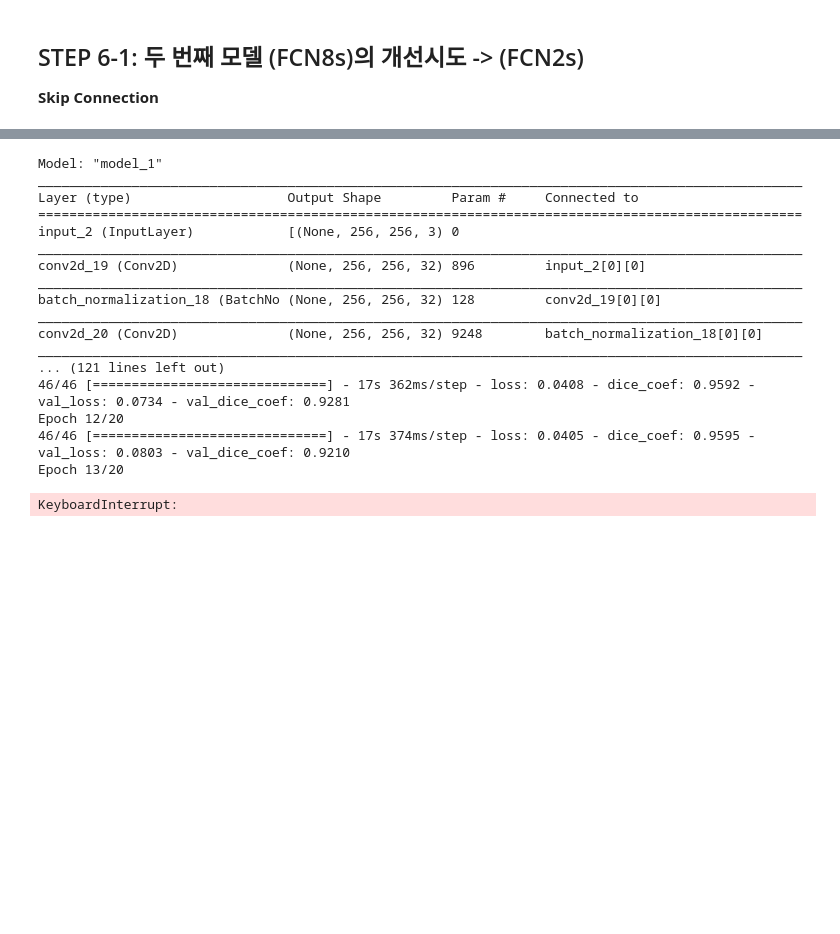
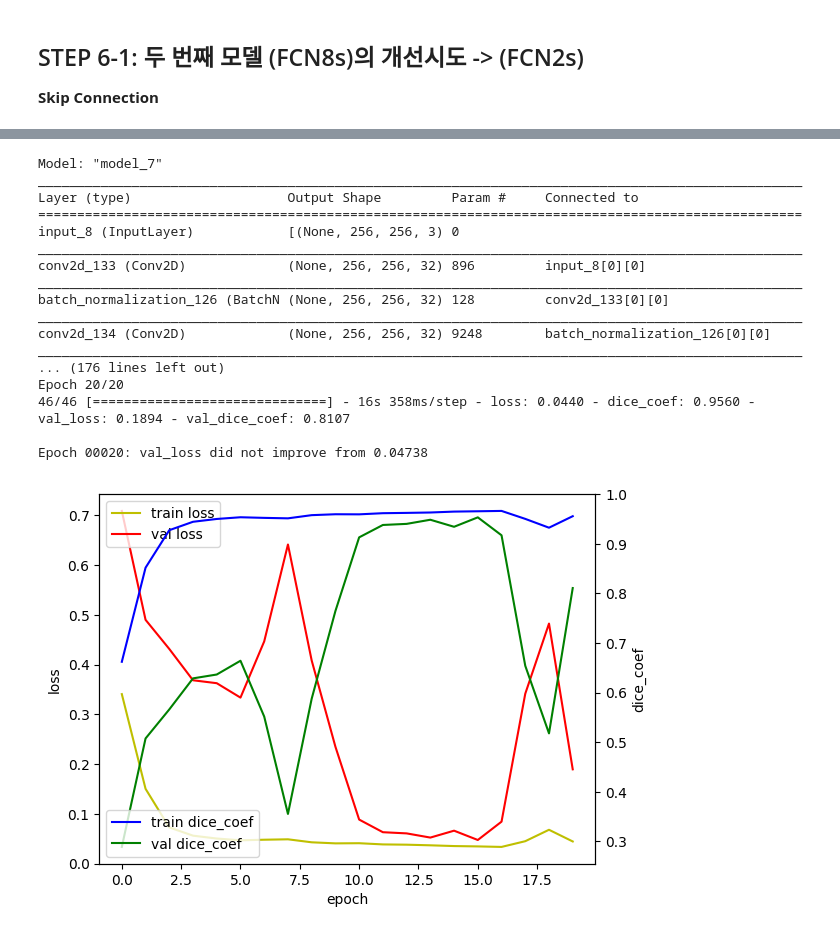
Before and after one commit to whansunKim/keras_image_example, a Jupyter notebook: Day2_3 Keras CNN (Segmentation).ipynb, the cells around one changed output, grey strips where cells are left out. Saved outputs shown, nothing was run; the diff lists cells and outputs as text; code cells hidden in the pictures; blank space fills up the shorter version.

```diff
--- a/Day2_3 Keras CNN (Segmentation).ipynb
+++ b/Day2_3 Keras CNN (Segmentation).ipynb
@@ -921,6 +937,9 @@ def unet2(input_size=(256,256,3)):
 
     return Model(inputs=[inputs], outputs=[conv10])
 # %%
+from tensorflow.keras.callbacks import ModelCheckpoint
+cb_checkpoint = ModelCheckpoint(filepath='best2.h5', monitor='val_loss',
+                                verbose=1, save_best_only=True)
 # build the model
 model = unet2()
 model.summary()
@@ -933,44 +952,44 @@ np.random.seed(seed)
 tf.random.set_seed(seed)
 
 # FIT THE MODEL - OPTIMIZATION
-hist = model.fit(X_train, y_train, validation_data=(X_valid, y_valid), epochs=20, batch_size=8, verbose=1,callbacks=[cb_checkpoint]))
+hist = model.fit(X_train, y_train, validation_data=(X_valid, y_valid), epochs=20, batch_size=8, verbose=1,callbacks=[cb_checkpoint])
 model.save('unet.h5')
 
 # 학습과정 살펴보기
 fig, loss_ax = plt.subplots()
 
 acc_ax = loss_ax.twinx()
 
 loss_ax.plot(hist.history['loss'], 'y', label='train loss')
 loss_ax.plot(hist.history['val_loss'], 'r', label='val loss')
 
 acc_ax.plot(hist.history['dice_coef'], 'b', label='train dice_coef')
 acc_ax.plot(hist.history['val_dice_coef'], 'g', label='val dice_coef')
 
 loss_ax.set_xlabel('epoch')
 loss_ax.set_ylabel('loss')
 acc_ax.set_ylabel('dice_coef')
 
 loss_ax.legend(loc='upper left')
 acc_ax.legend(loc='lower left')
 
 plt.show()
 # %% [output]
-Model: "model_1"
+Model: "model_7"
 __________________________________________________________________________________________________
 Layer (type)                    Output Shape         Param #     Connected to
 ==================================================================================================
-input_2 (InputLayer)            [(None, 256, 256, 3) 0
+input_8 (InputLayer)            [(None, 256, 256, 3) 0
 __________________________________________________________________________________________________
-conv2d_19 (Conv2D)              (None, 256, 256, 32) 896         input_2[0][0]
+conv2d_133 (Conv2D)             (None, 256, 256, 32) 896         input_8[0][0]
 __________________________________________________________________________________________________
-batch_normalization_18 (BatchNo (None, 256, 256, 32) 128         conv2d_19[0][0]
+batch_normalization_126 (BatchN (None, 256, 256, 32) 128         conv2d_133[0][0]
 __________________________________________________________________________________________________
-conv2d_20 (Conv2D)              (None, 256, 256, 32) 9248        batch_normalization_18[0][0]
+conv2d_134 (Conv2D)             (None, 256, 256, 32) 9248        batch_normalization_126[0][0]
 __________________________________________________________________________________________________
-... (121 lines left out)
-46/46 [==============================] - 17s 362ms/step - loss: 0.0408 - dice_coef: 0.9592 - val_loss: 0.0734 - val_dice_coef: 0.9281
-Epoch 12/20
-46/46 [==============================] - 17s 374ms/step - loss: 0.0405 - dice_coef: 0.9595 - val_loss: 0.0803 - val_dice_coef: 0.9210
-Epoch 13/20
+... (176 lines left out)
+Epoch 20/20
+46/46 [==============================] - 16s 358ms/step - loss: 0.0440 - dice_coef: 0.9560 - val_loss: 0.1894 - val_dice_coef: 0.8107
+
+Epoch 00020: val_loss did not improve from 0.04738
-KeyboardInterrupt:
+[figure, added]
```
Also changed, not shown: parts of 5 cells of this notebook.
